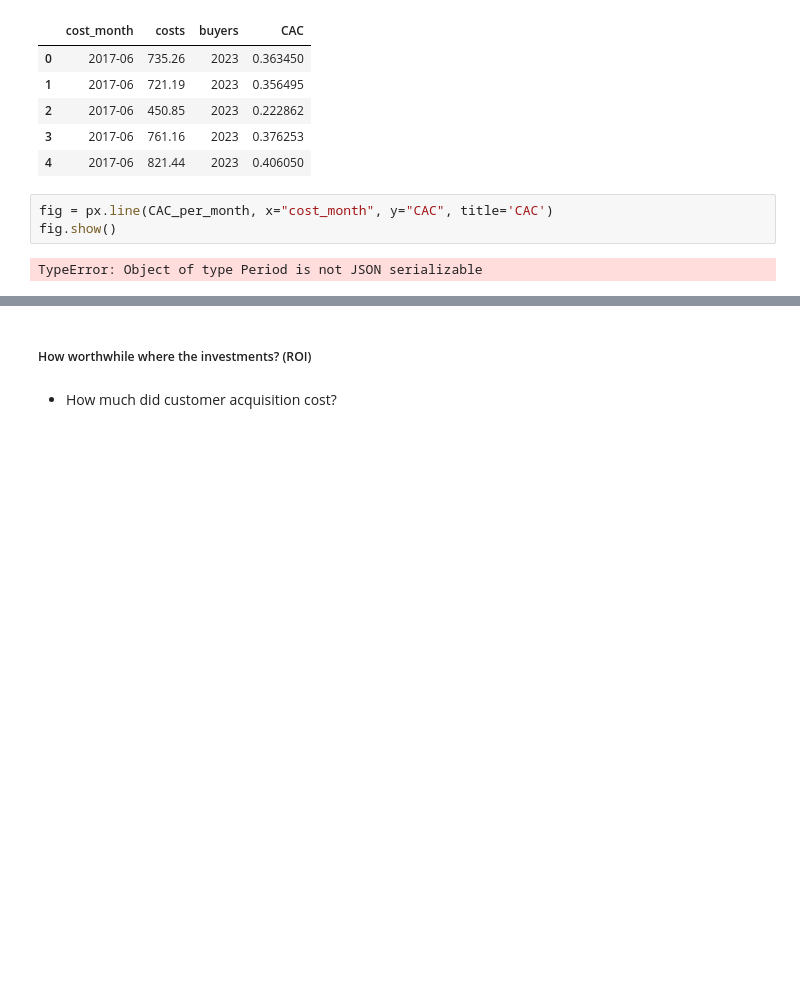
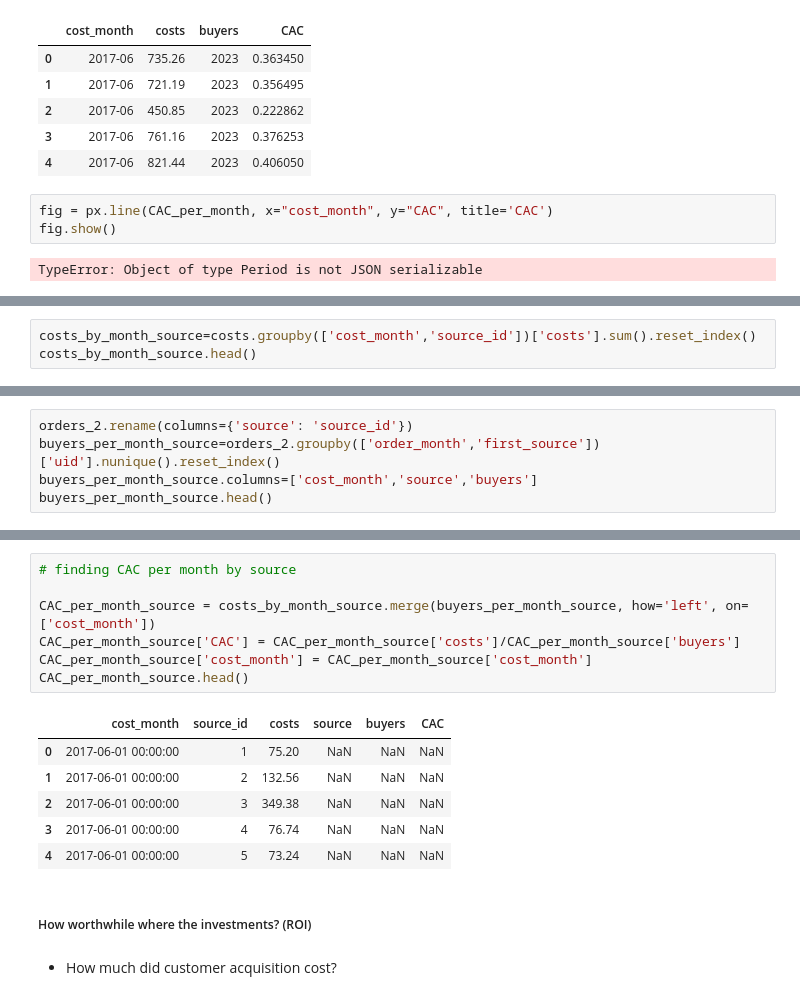
Before and after one commit to AcePine/yandex-marketing-expenses, a Jupyter notebook: yandex-data.ipynb, the cells around one changed output, grey strips where cells are left out. Drawn from its saved outputs; the diff is of its cells as text; blank space fills up the shorter version.

```diff
--- a/yandex-data.ipynb
+++ b/yandex-data.ipynb
@@ -1068,0 +1054,3 @@ KeyboardInterrupt:
+# %%
+costs_by_month_source=costs.groupby(['cost_month','source_id'])['costs'].sum().reset_index()
+costs_by_month_source.head()
@@ -1068,0 +1064,5 @@ KeyboardInterrupt:
+# %%
+orders_2.rename(columns={'source': 'source_id'})
+buyers_per_month_source=orders_2.groupby(['order_month','first_source'])['uid'].nunique().reset_index()
+buyers_per_month_source.columns=['cost_month','source','buyers']
+buyers_per_month_source.head()
@@ -1069,3 +1076,17 @@ KeyboardInterrupt:
+# %%
+# finding CAC per month by source
+
+CAC_per_month_source = costs_by_month_source.merge(buyers_per_month_source, how='left', on=['cost_month'])
+CAC_per_month_source['CAC'] = CAC_per_month_source['costs']/CAC_per_month_source['buyers']
+CAC_per_month_source['cost_month'] = CAC_per_month_source['cost_month']
+CAC_per_month_source.head()
+# %% [output]
+|  | cost_month | source_id | costs | source | buyers | CAC |
+| 0 | 2017-06-01 00:00:00 | 1 | 75.20 | NaN | NaN | NaN |
+| 1 | 2017-06-01 00:00:00 | 2 | 132.56 | NaN | NaN | NaN |
+| 2 | 2017-06-01 00:00:00 | 3 | 349.38 | NaN | NaN | NaN |
+| 3 | 2017-06-01 00:00:00 | 4 | 76.74 | NaN | NaN | NaN |
+| 4 | 2017-06-01 00:00:00 | 5 | 73.24 | NaN | NaN | NaN |
 # %% [markdown]
 ##### How worthwhile where the investments? (ROI)
 # %% [markdown]
```
Also changed, not shown: parts of 7 cells of this notebook.
